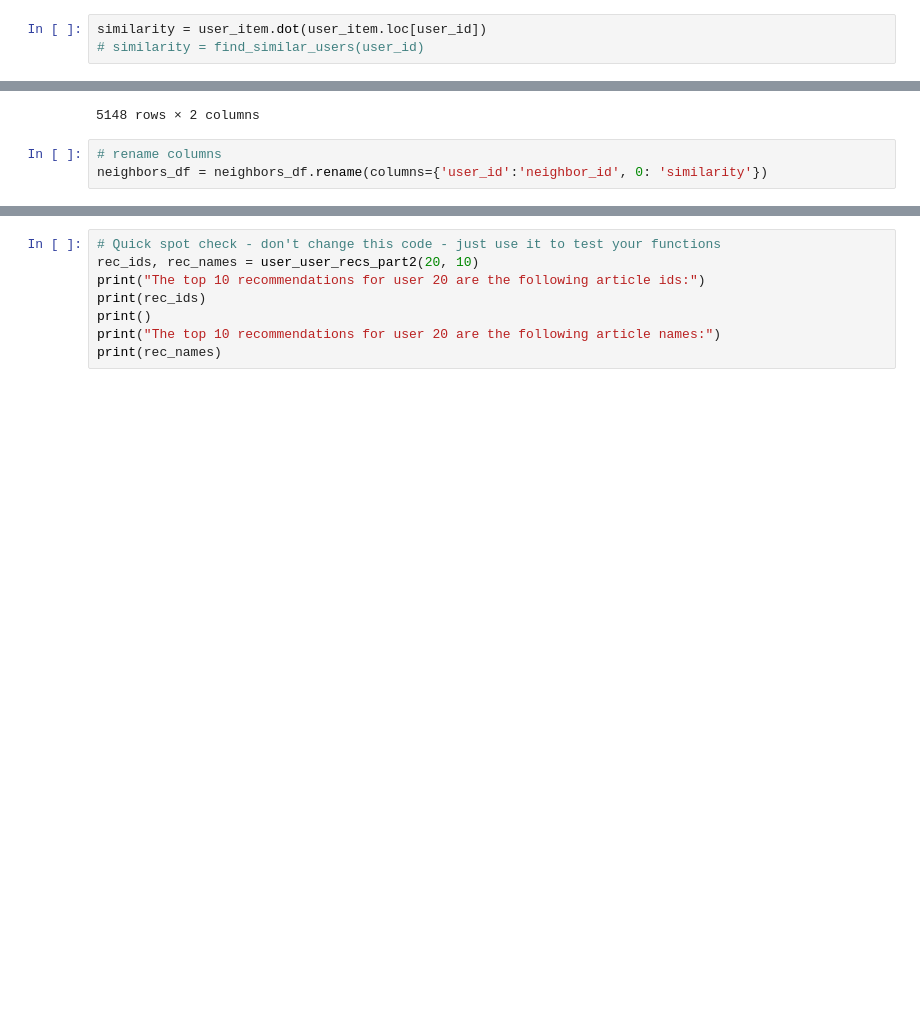
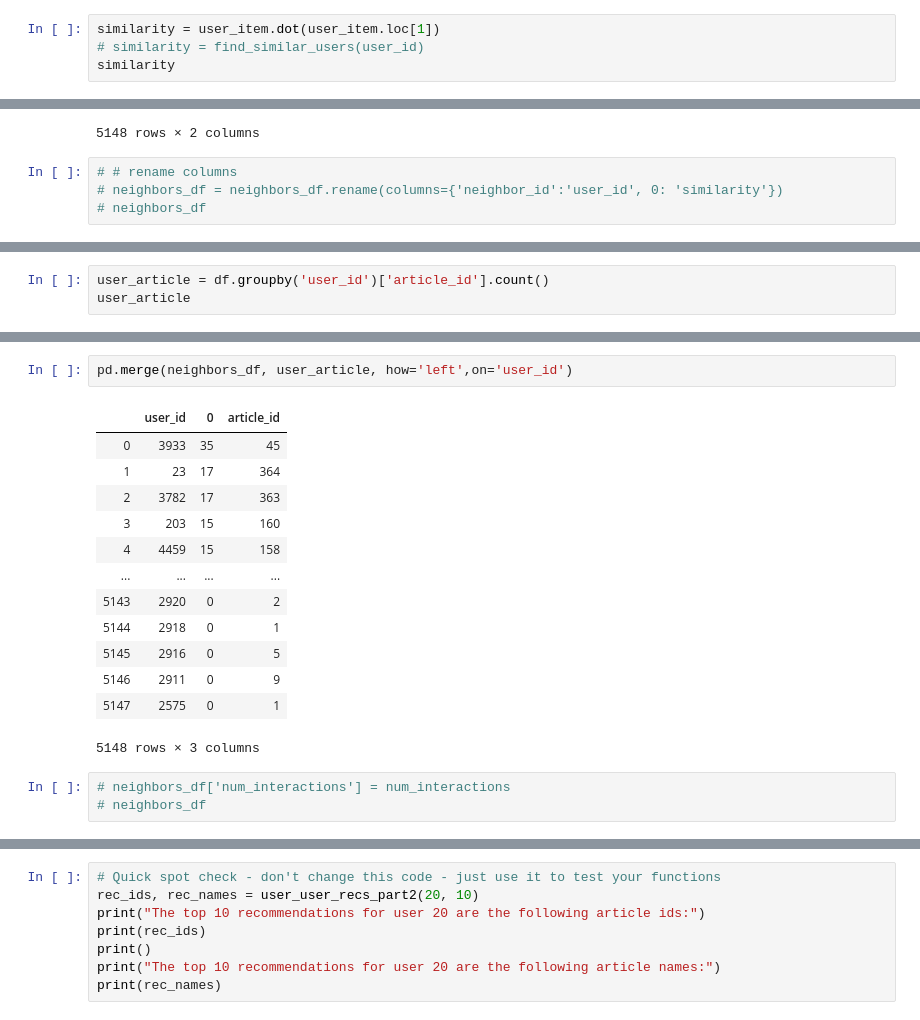
Before and after one commit to gj0706/recommendations_with_IBM, a Jupyter notebook: Recommendations_with_IBM.ipynb, the cells around one changed output, grey strips where cells are left out. Cells and saved outputs as stored; diff of their text form; blank space fills up the shorter version.

```diff
--- a/Recommendations_with_IBM.ipynb
+++ b/Recommendations_with_IBM.ipynb
@@ -881,5 +881,6 @@ If this is all you see, you passed all of our tests!  Nice job!
 
 * Instead of arbitrarily choosing articles from the user where the number of recommended articles starts below m and ends exceeding m, choose articles with the articles with the most total interactions before choosing those with fewer total interactions. This ranking should be  what would be obtained from the **top_articles** function you wrote earlier.
 # %%
-similarity = user_item.dot(user_item.loc[user_id])
+similarity = user_item.dot(user_item.loc[1])
 # similarity = find_similar_users(user_id)
+similarity
@@ -928,7 +943,8 @@ neighbors_df
 | 5147 | 2575 | 0 |
 5148 rows × 2 columns
 # %%
-# rename columns
-neighbors_df = neighbors_df.rename(columns={'user_id':'neighbor_id', 0: 'similarity'})
+# # rename columns
+# neighbors_df = neighbors_df.rename(columns={'neighbor_id':'user_id', 0: 'similarity'})
+# neighbors_df
 # %%
 # count number of interactions per user
@@ -964,0 +969,3 @@ Name: neighbor_id, Length: 5148, dtype: int64
+# %%
+user_article = df.groupby('user_id')['article_id'].count()
+user_article
@@ -965,3 +986,22 @@ Name: neighbor_id, Length: 5148, dtype: int64
+# %%
+pd.merge(neighbors_df, user_article, how='left',on='user_id')
+# %% [output]
+|  | user_id | 0 | article_id |
+| 0 | 3933 | 35 | 45 |
+| 1 | 23 | 17 | 364 |
+| 2 | 3782 | 17 | 363 |
+| 3 | 203 | 15 | 160 |
+| 4 | 4459 | 15 | 158 |
+| ... | ... | ... | ... |
+| 5143 | 2920 | 0 | 2 |
+| 5144 | 2918 | 0 | 1 |
+| 5145 | 2916 | 0 | 5 |
+| 5146 | 2911 | 0 | 9 |
+| 5147 | 2575 | 0 | 1 |
+5148 rows × 3 columns
+# %%
+# neighbors_df['num_interactions'] = num_interactions
+# neighbors_df
 # %%
 def get_top_sorted_users(user_id, df=df, user_item=user_item):
     '''
```
Also changed, not shown: parts of 9 cells of this notebook.
